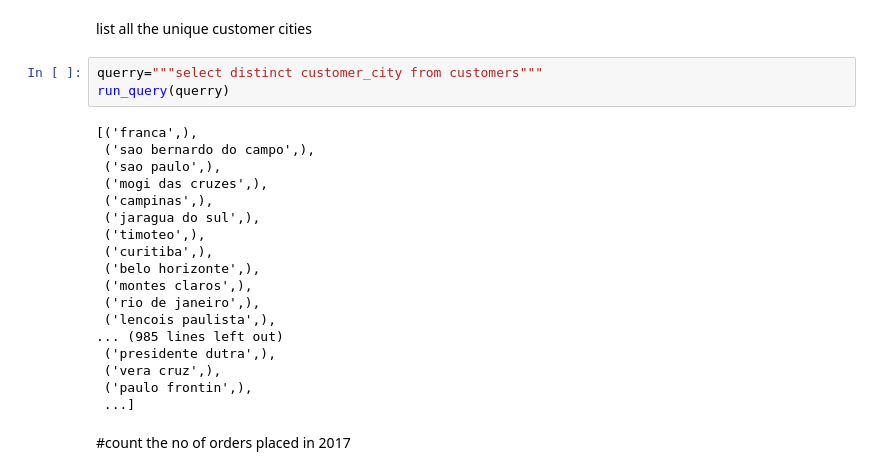
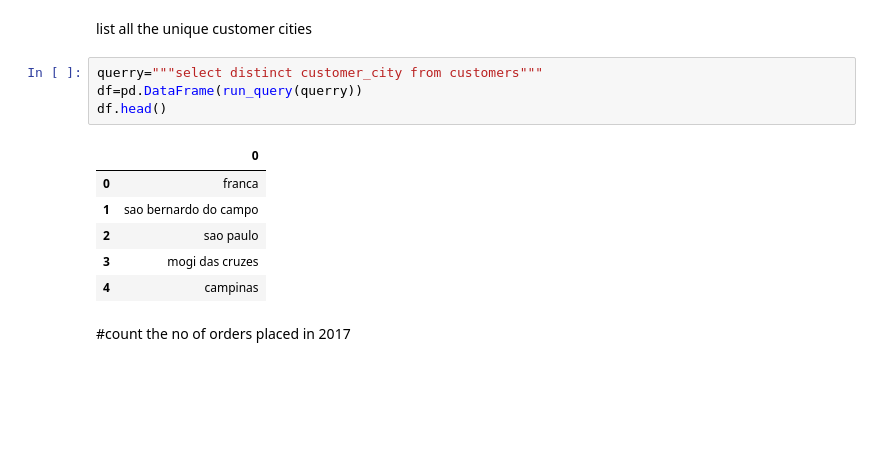
Before and after one commit to Kiran-Ghosh004/csv_to_sql, a Jupyter notebook: data_analysis.ipynb, the cells around one changed output. Drawn from its saved outputs; the diff is of its cells as text; blank space fills up the shorter version.

```diff
--- a/data_analysis.ipynb
+++ b/data_analysis.ipynb
@@ -112,25 +112,15 @@ def run_query(query):
 list all the unique customer cities
 # %%
 querry="""select distinct customer_city from customers"""
-run_query(querry)
+df=pd.DataFrame(run_query(querry))
+df.head()
 # %% [output]
-[('franca',),
- ('sao bernardo do campo',),
- ('sao paulo',),
- ('mogi das cruzes',),
- ('campinas',),
- ('jaragua do sul',),
- ('timoteo',),
- ('curitiba',),
- ('belo horizonte',),
- ('montes claros',),
- ('rio de janeiro',),
- ('lencois paulista',),
-... (985 lines left out)
- ('presidente dutra',),
- ('vera cruz',),
- ('paulo frontin',),
- ...]
+|  | 0 |
+| 0 | franca |
+| 1 | sao bernardo do campo |
+| 2 | sao paulo |
+| 3 | mogi das cruzes |
+| 4 | campinas |
 # %% [markdown]
 #count the no of orders placed in 2017
 # %%
```
